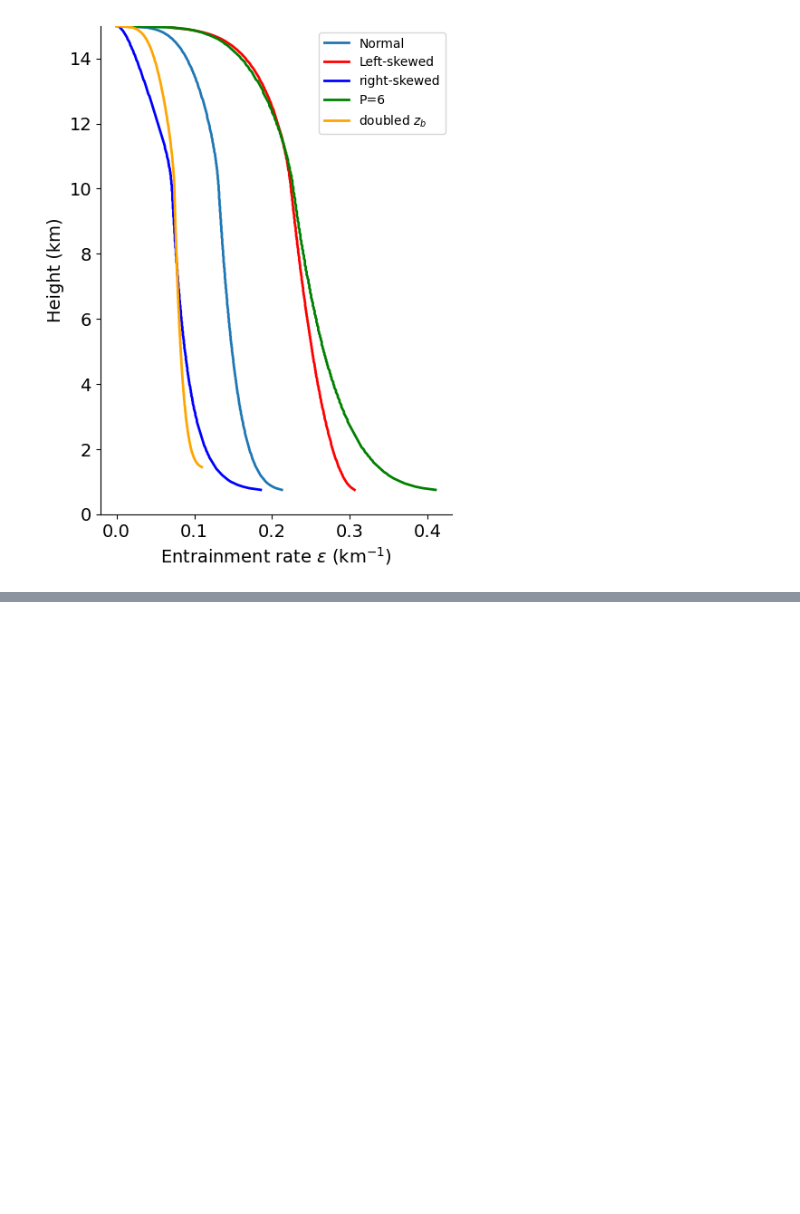
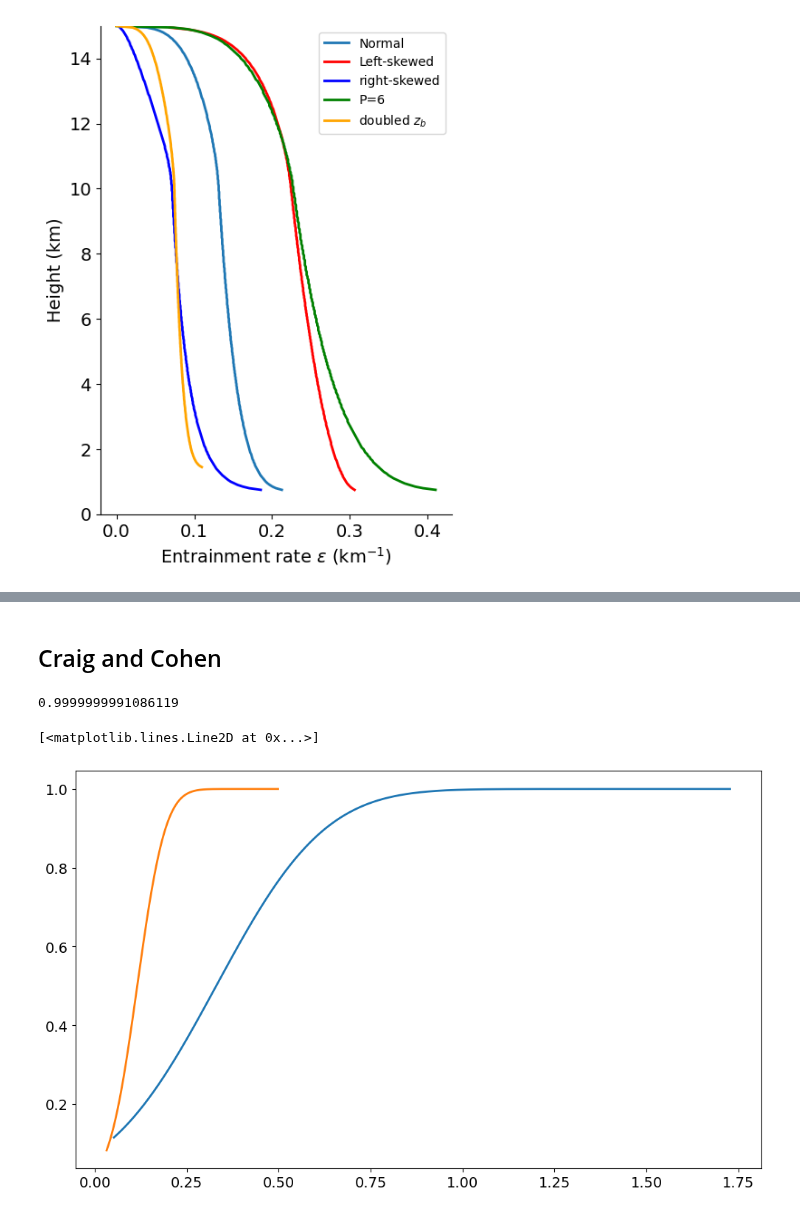
Before and after one commit to dongqi-DQ/plume_models, a Jupyter notebook: distribution_plotting.ipynb, the cells around one changed output, grey strips where cells are left out. Saved outputs shown, nothing was run; the diff lists cells and outputs as text; code cells hidden in the pictures; blank space fills up the shorter version.

```diff
--- a/distribution_plotting.ipynb
+++ b/distribution_plotting.ipynb
@@ -753,0 +1418,2 @@ plt.plot(np.linspace(0,10,100), a*np.linspace(0,10,100) + b)
+# %% [markdown]
+## Craig and Cohen
@@ -753,0 +1472,11 @@ plt.plot(np.linspace(0,10,100), a*np.linspace(0,10,100) + b)
+# %%
+cdf_deep.max()
+# %% [output]
+0.9999999991086119
+# %%
+plt.plot(R_deep, cdf_deep)
+# plt.plot(df["ent_deep"].values,  df["m_deep"].values)
+plt.plot(R_shallow,cdf_shallow)
+# %% [output]
+[<matplotlib.lines.Line2D at 0x...>]
+[figure, added]
```
Also changed, not shown: parts of 29 cells of this notebook, 7 other files.
